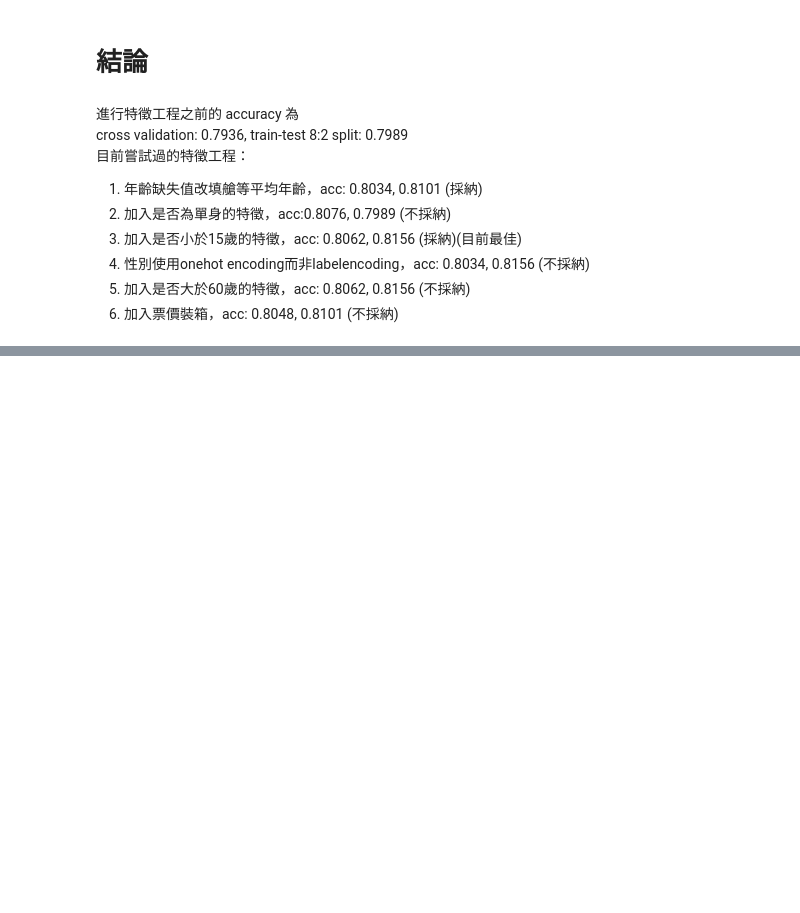
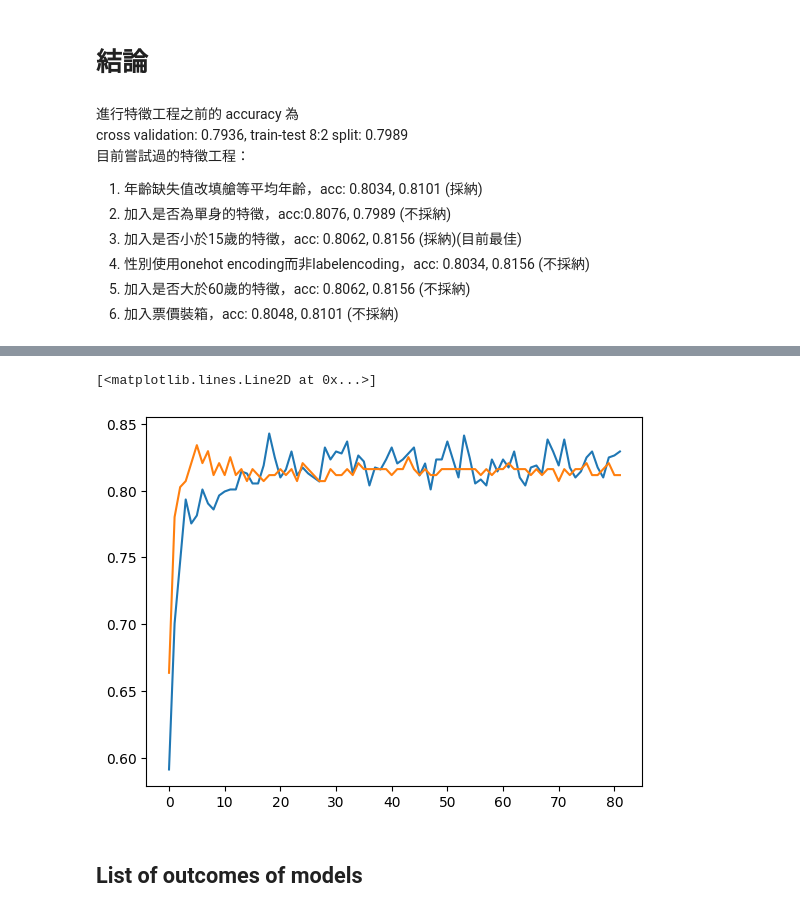
Before and after one commit to skyjadel/chang-s_titanic, a Jupyter notebook: Titanic_Task3.ipynb, the cells around one changed output, grey strips where cells are left out. Cells and saved outputs as stored; diff of their text form; code cells hidden in the pictures; blank space fills up the shorter version.

```diff
--- a/Titanic_Task3.ipynb
+++ b/Titanic_Task3.ipynb
@@ -233,0 +359,20 @@ cross validation: 0.7936, train-test 8:2 split: 0.7989
+# %%
+X_tv_tensor = torch.tensor(X_tv, dtype=torch.float32)
+X_test_tensor = torch.tensor(X_test, dtype=torch.float32)
+y_tv_tensor = torch.tensor(y_tv, dtype=torch.float32).view(-1, 1)
+y_test_tensor = torch.tensor(y_test, dtype=torch.float32).view(-1, 1)
+# %%
+TV_dataset = TensorDataset(X_tv_tensor.to(device), y_tv_tensor.to(device))
+Test_dataset = TensorDataset(X_test_tensor.to(device), y_test_tensor.to(device))
+# %%
+def accuracy(y_pred, y_truth):
+  y_pred[y_pred<0.5] = 0
+  y_pred[y_pred>=0.5] = 1
+  acc = ((y_pred * y_truth).sum().item() + ((1 - y_pred) * (1 - y_truth)).sum().item()) / y_pred.size()[0]
+  return acc
+# %%
+feature_counts = [80, 300, 300, 200, 100, 60]
+lr = 1e-3
+num_epochs = 100
+L2_factor = 5e-5
+dropout_factor = 0.4
@@ -233,0 +546,6 @@ cross validation: 0.7936, train-test 8:2 split: 0.7989
+# %%
+plt.plot(history['train_acc'])
+plt.plot(history['val_acc'])
+# %% [output]
+[<matplotlib.lines.Line2D at 0x...>]
+[figure, added]
@@ -233,0 +554,2 @@ cross validation: 0.7936, train-test 8:2 split: 0.7989
+# %% [markdown]
+## List of outcomes of models
```
Also changed, not shown: parts of 36 cells of this notebook.
